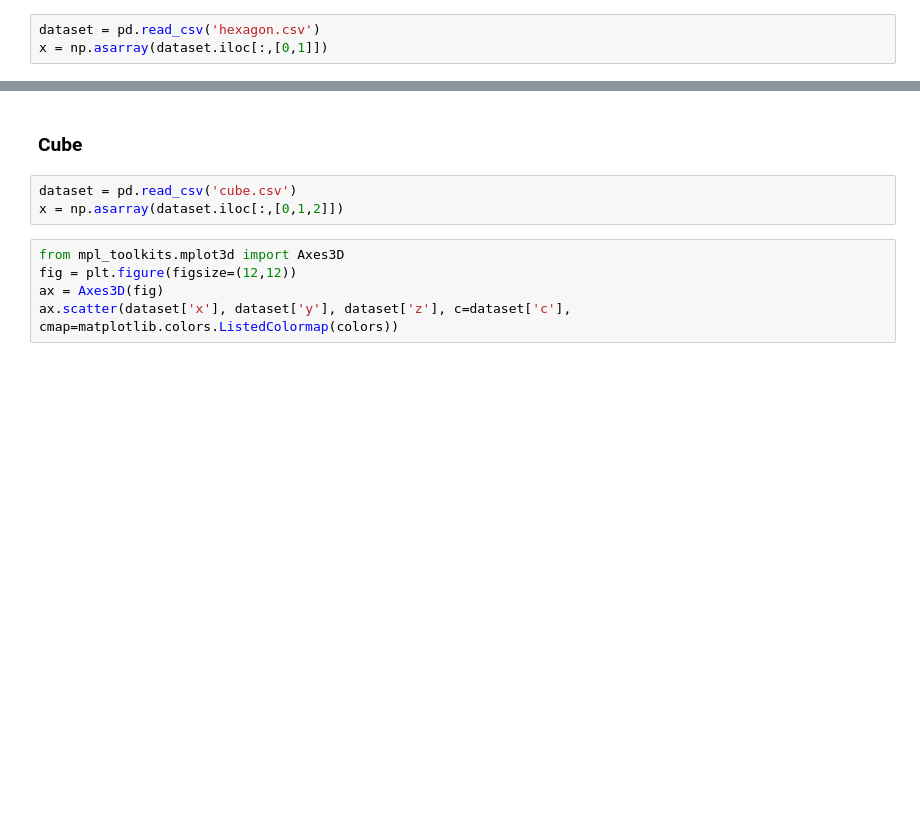
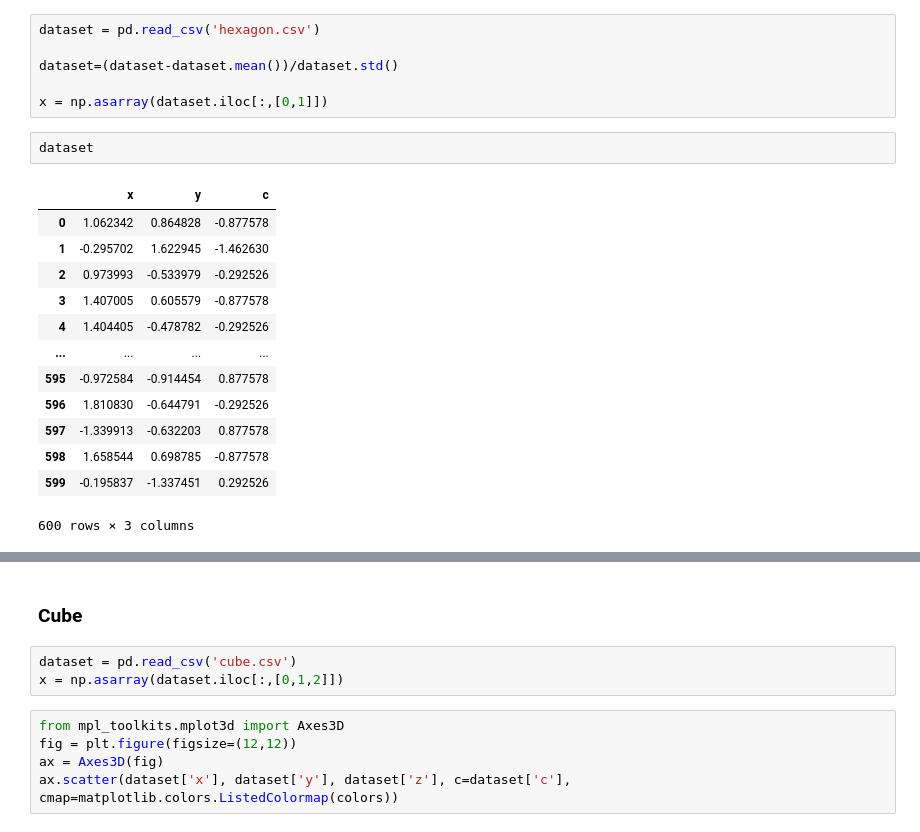
Before and after one commit to bartoszrozek/Metody-Inteligencji-Obliczeniowej, a Jupyter notebook: zadania/kohonen/kohonen_lab1.ipynb, the cells around one changed output, grey strips where cells are left out. Drawn from its saved outputs; the diff is of its cells as text; blank space fills up the shorter version.

```diff
--- a/zadania/kohonen/kohonen_lab1.ipynb
+++ b/zadania/kohonen/kohonen_lab1.ipynb
@@ -58,4 +77,23 @@ class kohonen:
         return math.exp(-x**2) * (2-4*x**2)
 # %%
 dataset = pd.read_csv('hexagon.csv')
+
+dataset=(dataset-dataset.mean())/dataset.std()
+
 x = np.asarray(dataset.iloc[:,[0,1]])
+# %%
+dataset
+# %% [output]
+|  | x | y | c |
+| 0 | 1.062342 | 0.864828 | -0.877578 |
+| 1 | -0.295702 | 1.622945 | -1.462630 |
+| 2 | 0.973993 | -0.533979 | -0.292526 |
+| 3 | 1.407005 | 0.605579 | -0.877578 |
+| 4 | 1.404405 | -0.478782 | -0.292526 |
+| ... | ... | ... | ... |
+| 595 | -0.972584 | -0.914454 | 0.877578 |
+| 596 | 1.810830 | -0.644791 | -0.292526 |
+| 597 | -1.339913 | -0.632203 | 0.877578 |
+| 598 | 1.658544 | 0.698785 | -0.877578 |
+| 599 | -0.195837 | -1.337451 | 0.292526 |
+600 rows × 3 columns
```
Also changed, not shown: parts of 10 cells of this notebook.
